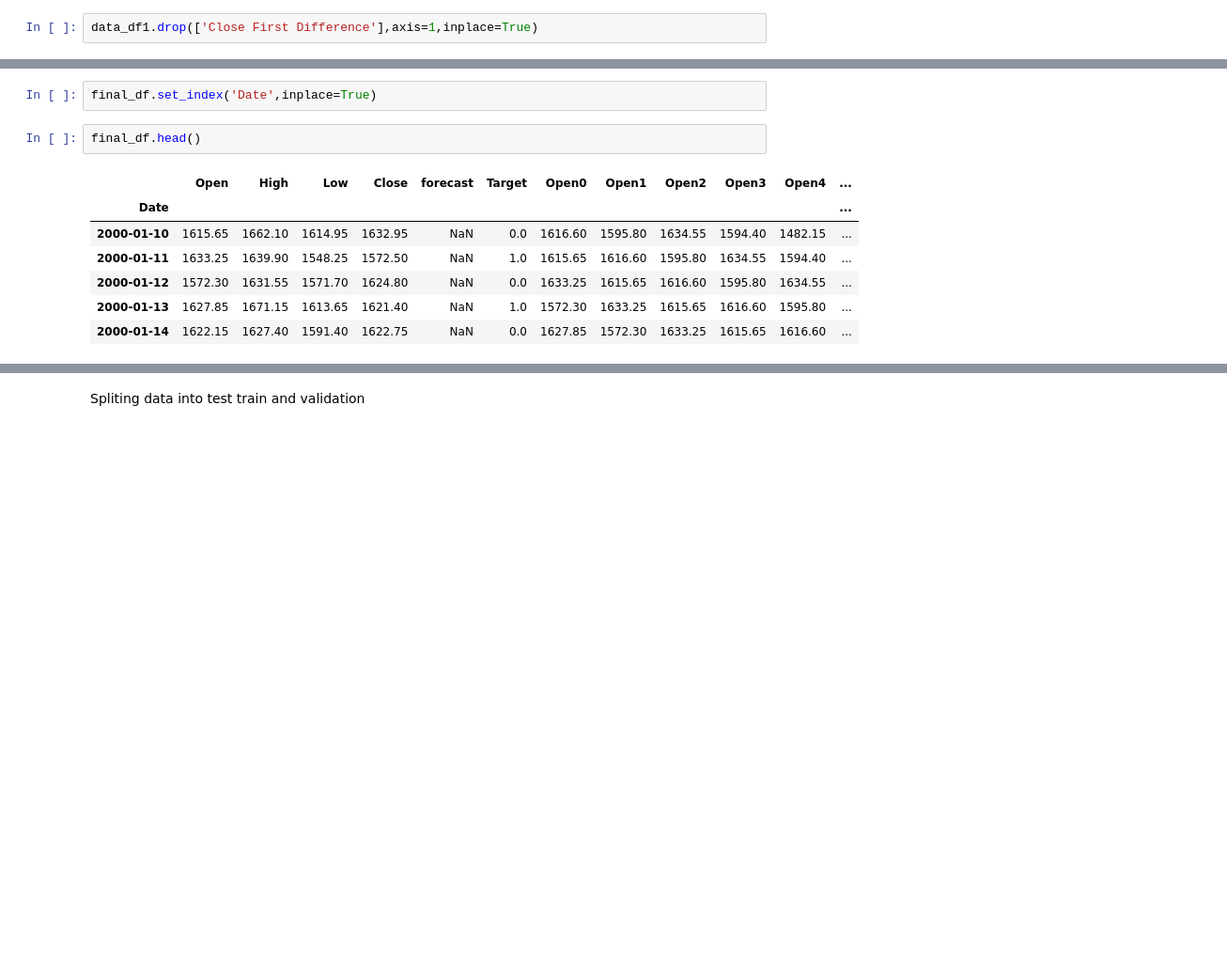
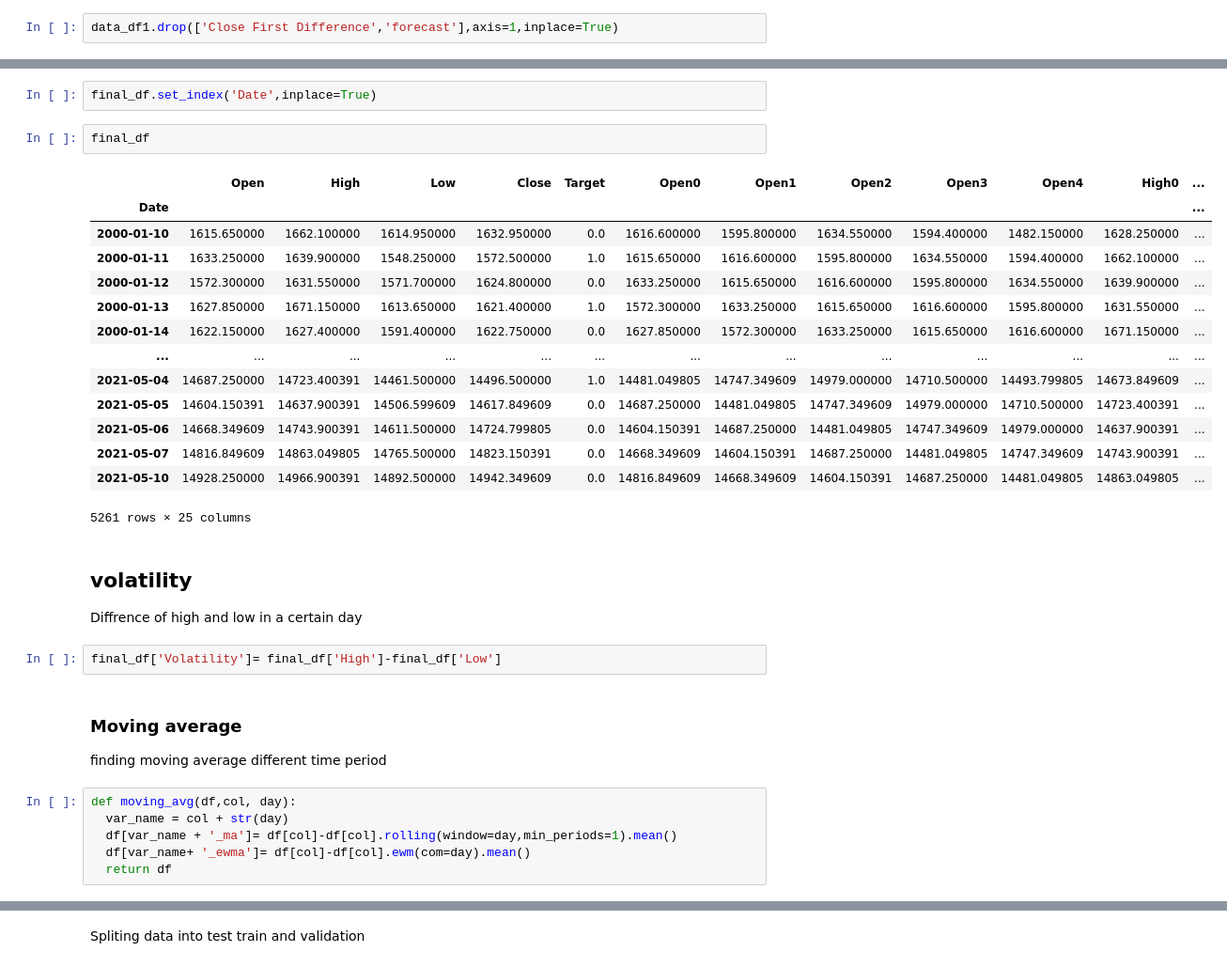
Before and after one commit to rajatpal00/Close-Price--Prediction-of-Nifty50-, a Jupyter notebook: Rajat_Pal_Capstone_project_on_Nifty50_.ipynb, the cells around one changed output, grey strips where cells are left out. Shown at 94% size. Drawn from its saved outputs; the diff is of its cells as text; blank space fills up the shorter version.

```diff
--- a/Rajat_Pal_Capstone_project_on_Nifty50_.ipynb
+++ b/Rajat_Pal_Capstone_project_on_Nifty50_.ipynb
@@ -369,7 +369,7 @@ featured_df
 # %%
 data_df1= data_df.iloc[5:]
 # %%
-data_df1.drop(['Close First Difference'],axis=1,inplace=True)
+data_df1.drop(['Close First Difference','forecast'],axis=1,inplace=True)
 # %% [output]
 A value is trying to be set on a copy of a slice from a DataFrame
 
@@ -382,12 +382,34 @@ final_df= pd.concat([data_df1,featured_df],axis=1)
 # %%
 final_df.set_index('Date',inplace=True)
 # %%
-final_df.head()
+final_df
 # %% [output]
-|  | Open | High | Low | Close | forecast | Target | Open0 | Open1 | Open2 | Open3 | Open4 | ... |
+|  | Open | High | Low | Close | Target | Open0 | Open1 | Open2 | Open3 | Open4 | High0 | ... |
 | Date |  |  |  |  |  |  |  |  |  |  |  | ... |
-| 2000-01-10 | 1615.65 | 1662.10 | 1614.95 | 1632.95 | NaN | 0.0 | 1616.60 | 1595.80 | 1634.55 | 1594.40 | 1482.15 | ... |
-| 2000-01-11 | 1633.25 | 1639.90 | 1548.25 | 1572.50 | NaN | 1.0 | 1615.65 | 1616.60 | 1595.80 | 1634.55 | 1594.40 | ... |
-| 2000-01-12 | 1572.30 | 1631.55 | 1571.70 | 1624.80 | NaN | 0.0 | 1633.25 | 1615.65 | 1616.60 | 1595.80 | 1634.55 | ... |
-| 2000-01-13 | 1627.85 | 1671.15 | 1613.65 | 1621.40 | NaN | 1.0 | 1572.30 | 1633.25 | 1615.65 | 1616.60 | 1595.80 | ... |
-| 2000-01-14 | 1622.15 | 1627.40 | 1591.40 | 1622.75 | NaN | 0.0 | 1627.85 | 1572.30 | 1633.25 | 1615.65 | 1616.60 | ... |
+| 2000-01-10 | 1615.650000 | 1662.100000 | 1614.950000 | 1632.950000 | 0.0 | 1616.600000 | 1595.800000 | 1634.550000 | 1594.400000 | 1482.150000 | 1628.250000 | ... |
+| 2000-01-11 | 1633.250000 | 1639.900000 | 1548.250000 | 1572.500000 | 1.0 | 1615.650000 | 1616.600000 | 1595.800000 | 1634.550000 | 1594.400000 | 1662.100000 | ... |
+| 2000-01-12 | 1572.300000 | 1631.550000 | 1571.700000 | 1624.800000 | 0.0 | 1633.250000 | 1615.650000 | 1616.600000 | 1595.800000 | 1634.550000 | 1639.900000 | ... |
+| 2000-01-13 | 1627.850000 | 1671.150000 | 1613.650000 | 1621.400000 | 1.0 | 1572.300000 | 1633.250000 | 1615.650000 | 1616.600000 | 1595.800000 | 1631.550000 | ... |
+| 2000-01-14 | 1622.150000 | 1627.400000 | 1591.400000 | 1622.750000 | 0.0 | 1627.850000 | 1572.300000 | 1633.250000 | 1615.650000 | 1616.600000 | 1671.150000 | ... |
+| ... | ... | ... | ... | ... | ... | ... | ... | ... | ... | ... | ... | ... |
+| 2021-05-04 | 14687.250000 | 14723.400391 | 14461.500000 | 14496.500000 | 1.0 | 14481.049805 | 14747.349609 | 14979.000000 | 14710.500000 | 14493.799805 | 14673.849609 | ... |
+| 2021-05-05 | 14604.150391 | 14637.900391 | 14506.599609 | 14617.849609 | 0.0 | 14687.250000 | 14481.049805 | 14747.349609 | 14979.000000 | 14710.500000 | 14723.400391 | ... |
+| 2021-05-06 | 14668.349609 | 14743.900391 | 14611.500000 | 14724.799805 | 0.0 | 14604.150391 | 14687.250000 | 14481.049805 | 14747.349609 | 14979.000000 | 14637.900391 | ... |
+| 2021-05-07 | 14816.849609 | 14863.049805 | 14765.500000 | 14823.150391 | 0.0 | 14668.349609 | 14604.150391 | 14687.250000 | 14481.049805 | 14747.349609 | 14743.900391 | ... |
+| 2021-05-10 | 14928.250000 | 14966.900391 | 14892.500000 | 14942.349609 | 0.0 | 14816.849609 | 14668.349609 | 14604.150391 | 14687.250000 | 14481.049805 | 14863.049805 | ... |
+5261 rows × 25 columns
+# %% [markdown]
+## volatility
+Diffrence of high and low in a certain day
+# %%
+final_df['Volatility']= final_df['High']-final_df['Low']
+# %% [markdown]
+### Moving average
+
+finding moving average different time period
+# %%
+def moving_avg(df,col, day):
+  var_name = col + str(day)
+  df[var_name + '_ma']= df[col]-df[col].rolling(window=day,min_periods=1).mean()
+  df[var_name+ '_ewma']= df[col]-df[col].ewm(com=day).mean()
+  return df
```
Also changed, not shown: parts of 67 cells of this notebook.
